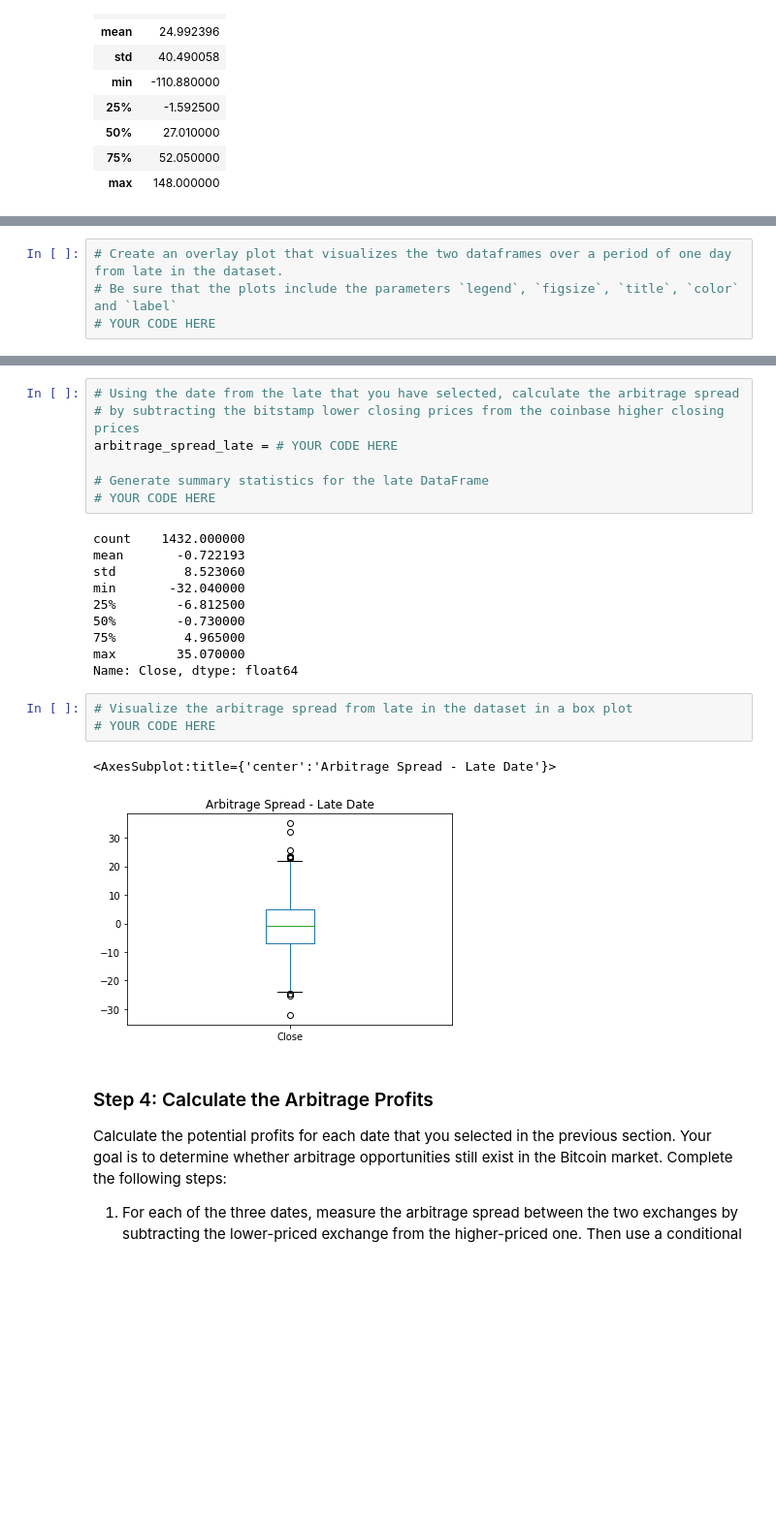
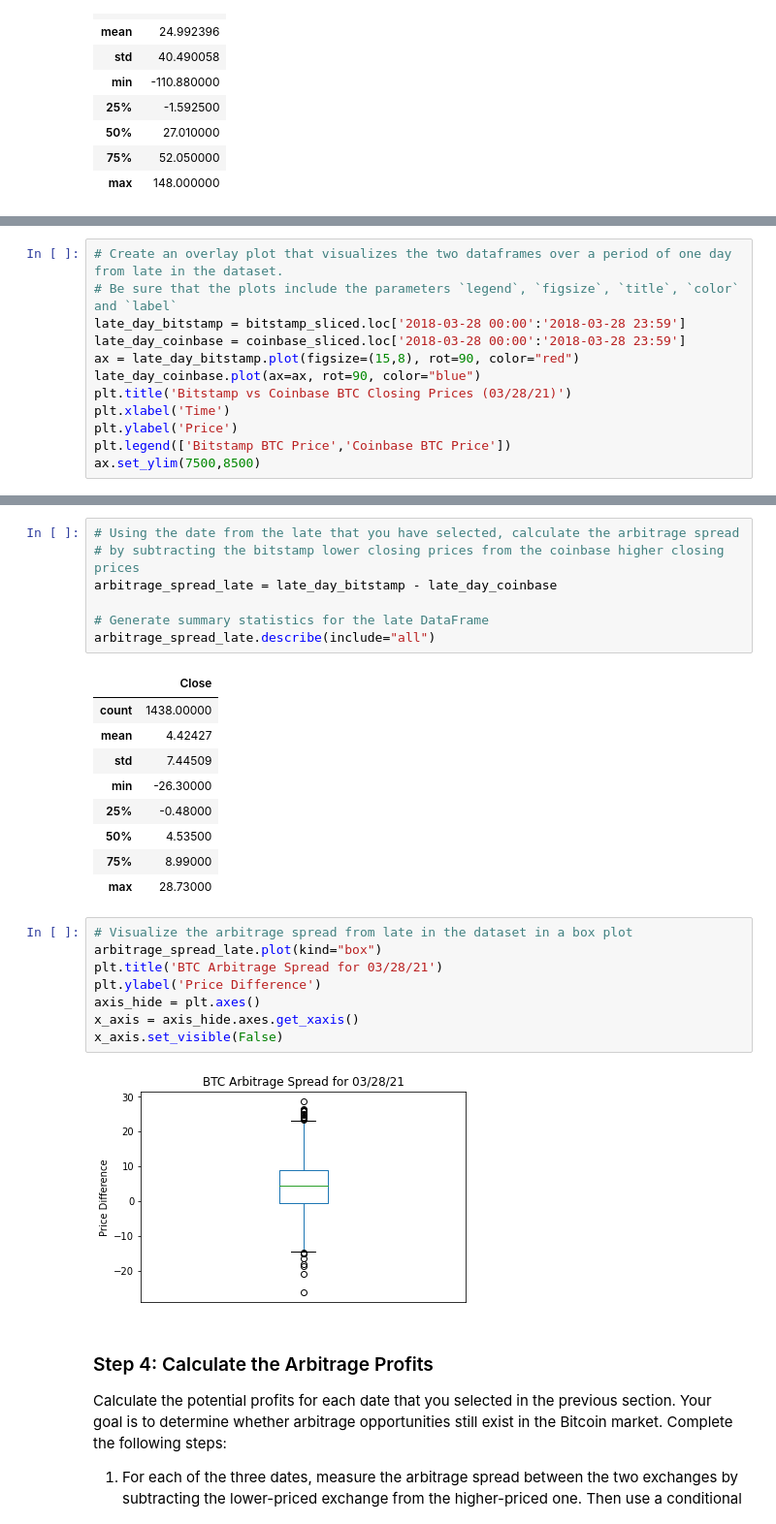
Before and after one commit to MaxAcheson/Module_3_Challenge, a Jupyter notebook: Starter_Code/crypto_arbitrage.ipynb, the cells around one changed output, grey strips where cells are left out. Shown at 97% size. Saved outputs shown, nothing was run; the diff lists cells and outputs as text; blank space fills up the shorter version.

```diff
--- a/Starter_Code/crypto_arbitrage.ipynb
+++ b/Starter_Code/crypto_arbitrage.ipynb
@@ -400,5 +416,13 @@ Name: Close, dtype: float64
 # %%
 # Create an overlay plot that visualizes the two dataframes over a period of one day from late in the dataset.
 # Be sure that the plots include the parameters `legend`, `figsize`, `title`, `color` and `label`
-# YOUR CODE HERE
+late_day_bitstamp = bitstamp_sliced.loc['2018-03-28 00:00':'2018-03-28 23:59']
+late_day_coinbase = coinbase_sliced.loc['2018-03-28 00:00':'2018-03-28 23:59']
+ax = late_day_bitstamp.plot(figsize=(15,8), rot=90, color="red")
+late_day_coinbase.plot(ax=ax, rot=90, color="blue")
+plt.title('Bitstamp vs Coinbase BTC Closing Prices (03/28/21)')
+plt.xlabel('Time')
+plt.ylabel('Price')
+plt.legend(['Bitstamp BTC Price','Coinbase BTC Price'])
+ax.set_ylim(7500,8500)
 # %% [output]
@@ -407,26 +431,30 @@ Name: Close, dtype: float64
 # %%
 # Using the date from the late that you have selected, calculate the arbitrage spread
 # by subtracting the bitstamp lower closing prices from the coinbase higher closing prices
-arbitrage_spread_late = # YOUR CODE HERE
+arbitrage_spread_late = late_day_bitstamp - late_day_coinbase
 
 # Generate summary statistics for the late DataFrame
-# YOUR CODE HERE
+arbitrage_spread_late.describe(include="all")
 # %% [output]
-count    1432.000000
-mean       -0.722193
-std         8.523060
-min       -32.040000
-25%        -6.812500
-50%        -0.730000
-75%         4.965000
-max        35.070000
-Name: Close, dtype: float64
+|  | Close |
+| count | 1438.00000 |
+| mean | 4.42427 |
+| std | 7.44509 |
+| min | -26.30000 |
+| 25% | -0.48000 |
+| 50% | 4.53500 |
+| 75% | 8.99000 |
+| max | 28.73000 |
 # %%
 # Visualize the arbitrage spread from late in the dataset in a box plot
-# YOUR CODE HERE
+arbitrage_spread_late.plot(kind="box")
+plt.title('BTC Arbitrage Spread for 03/28/21')
+plt.ylabel('Price Difference')
+axis_hide = plt.axes()
+x_axis = axis_hide.axes.get_xaxis()
+x_axis.set_visible(False)
 # %% [output]
-<AxesSubplot:title={'center':'Arbitrage Spread - Late Date'}>
-[figure, old version]
+[figure, new version]
 # %% [markdown]
 ### Step 4: Calculate the Arbitrage Profits
 
```
Also changed, not shown: parts of 5 cells of this notebook.
